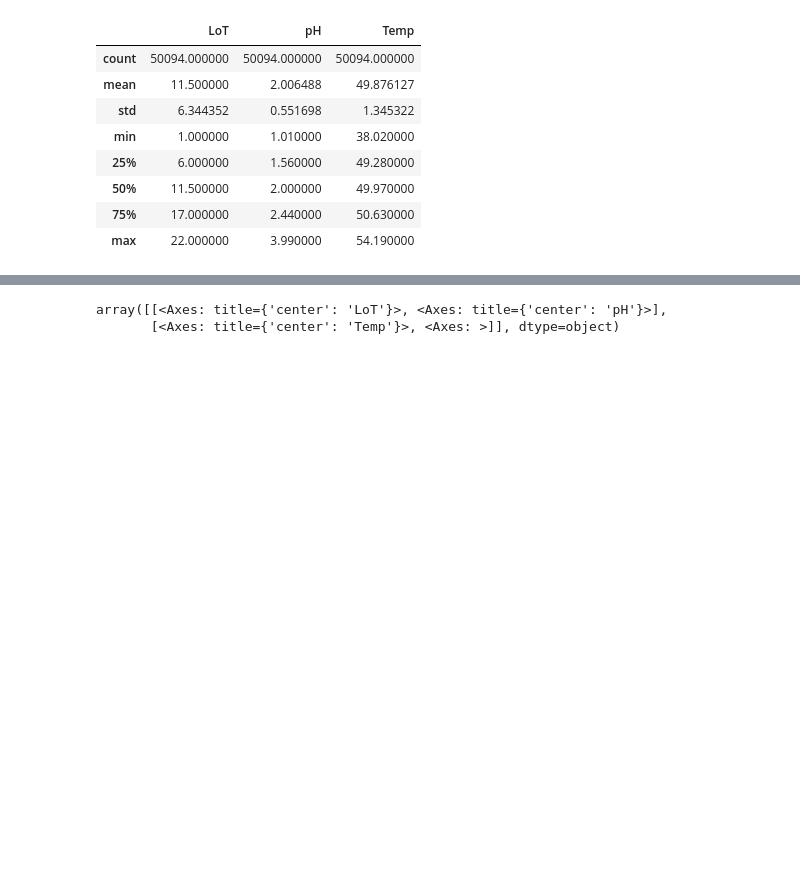
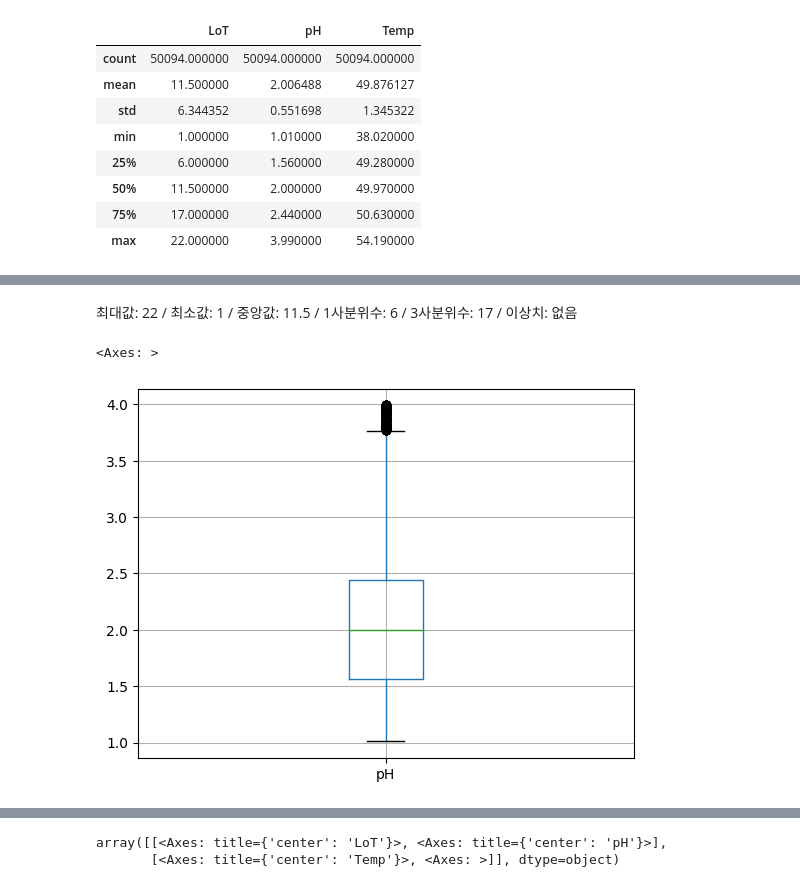
Before and after one commit to jimmynkim/DAEM, a Jupyter notebook: KAMP.ipynb, the cells around one changed output, grey strips where cells are left out. Drawn from its saved outputs; the diff is of its cells as text; code cells hidden in the pictures; blank space fills up the shorter version.

```diff
--- a/KAMP.ipynb
+++ b/KAMP.ipynb
@@ -376,0 +367,7 @@ sns.boxplot(data=dedicated_data.Temp)
+# %% [markdown]
+최대값: 22 / 최소값: 1 / 중앙값: 11.5 / 1사분위수: 6 / 3사분위수: 17 / 이상치: 없음
+# %%
+dedicated_data.boxplot(column='pH')
+# %% [output]
+<Axes: >
+[figure, added]
```
Also changed, not shown: parts of 32 cells of this notebook.
